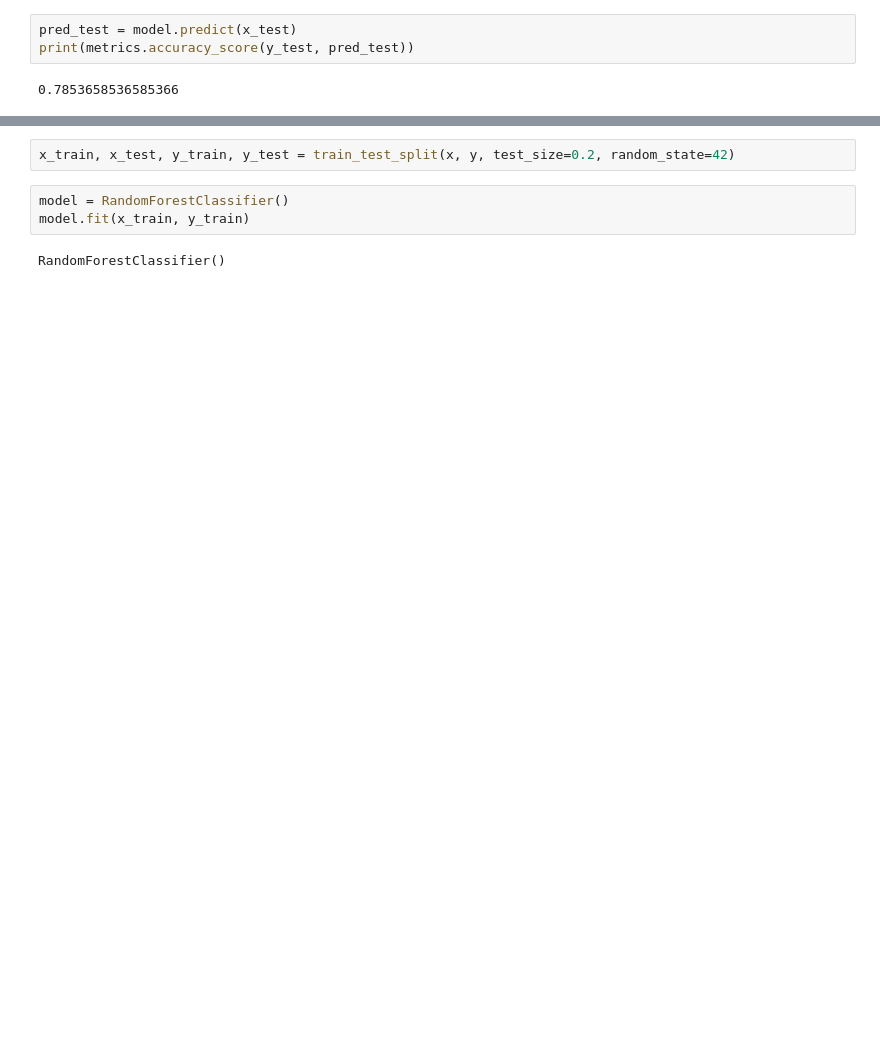
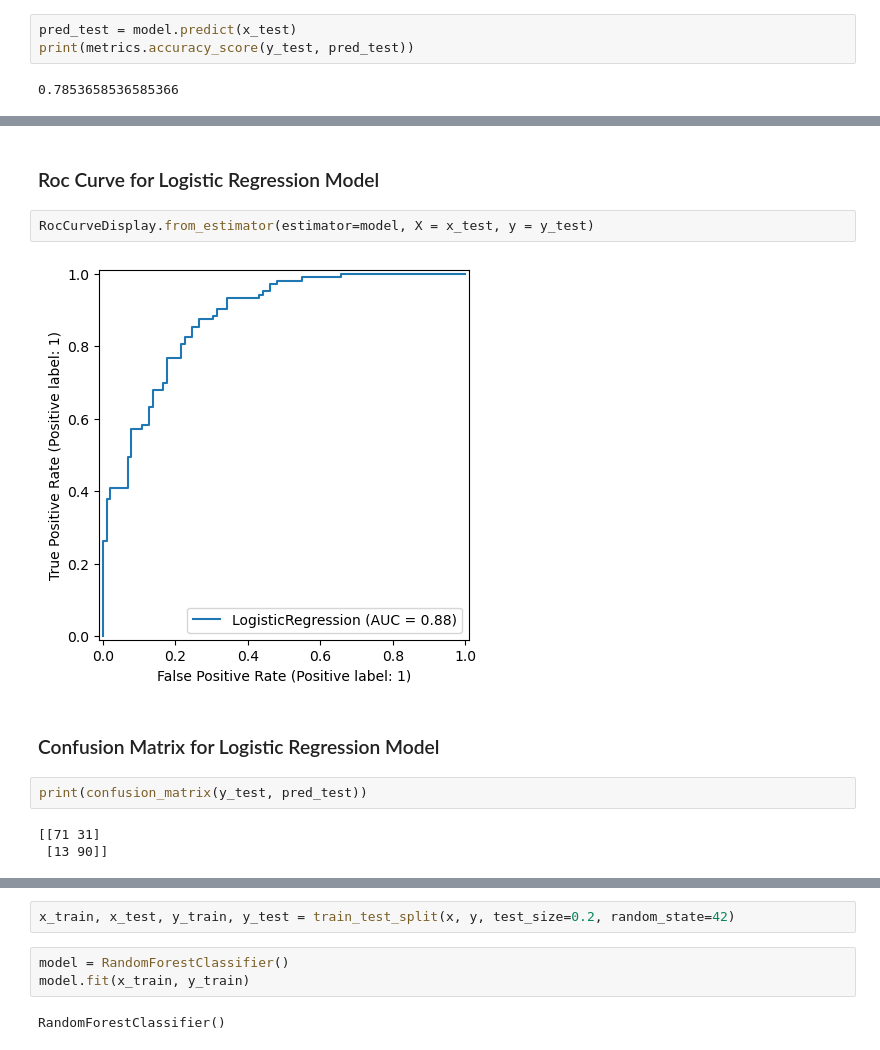
Before and after one commit to AdhishRaj/Heart-Disease-Prediction-App, a Jupyter notebook: heart.ipynb, the cells around one changed output, grey strips where cells are left out. Drawn from its saved outputs; the diff is of its cells as text; blank space fills up the shorter version.

```diff
--- a/heart.ipynb
+++ b/heart.ipynb
@@ -167,0 +221,13 @@ print(metrics.accuracy_score(y_test, pred_test))
+# %% [markdown]
+### Roc Curve for Logistic Regression Model
+# %%
+RocCurveDisplay.from_estimator(estimator=model, X = x_test, y = y_test)
+# %% [output]
+[figure, added]
+# %% [markdown]
+### Confusion Matrix for Logistic Regression Model
+# %%
+print(confusion_matrix(y_test, pred_test))
+# %% [output]
+[[71 31]
+ [13 90]]
```
Also changed, not shown: parts of 41 cells of this notebook.
